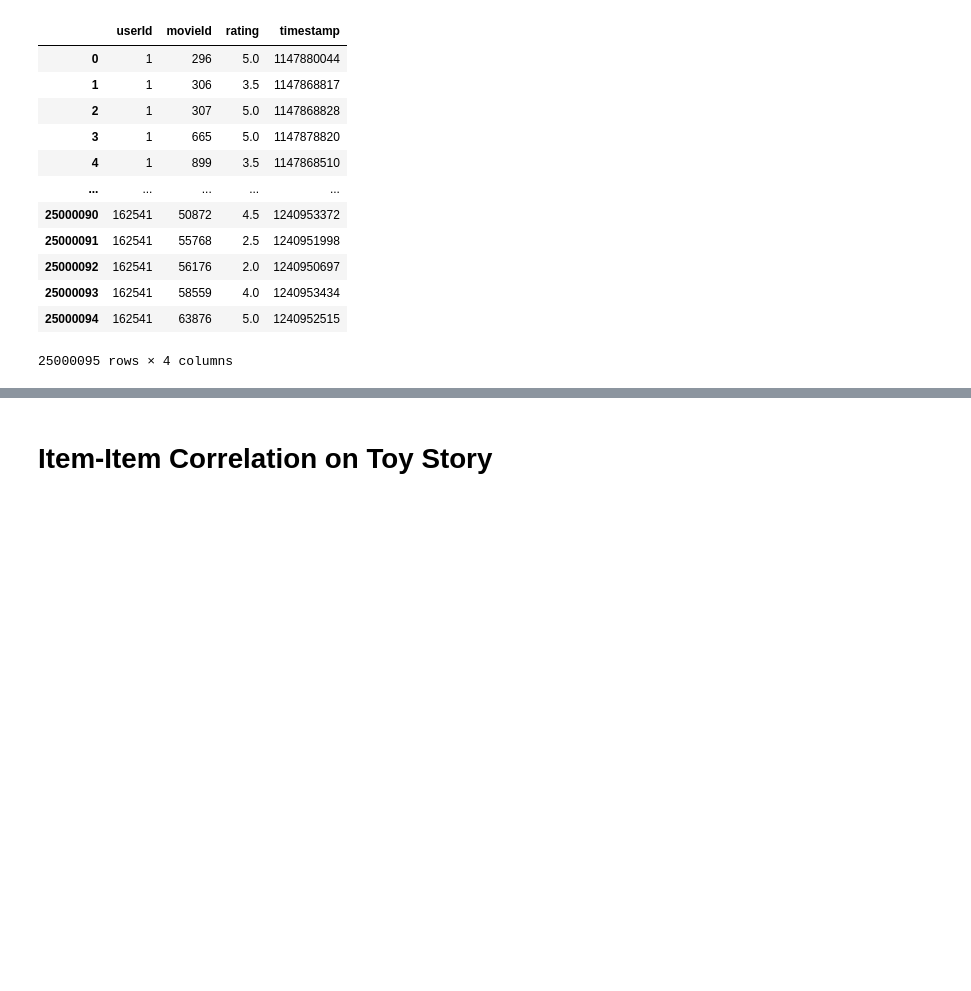
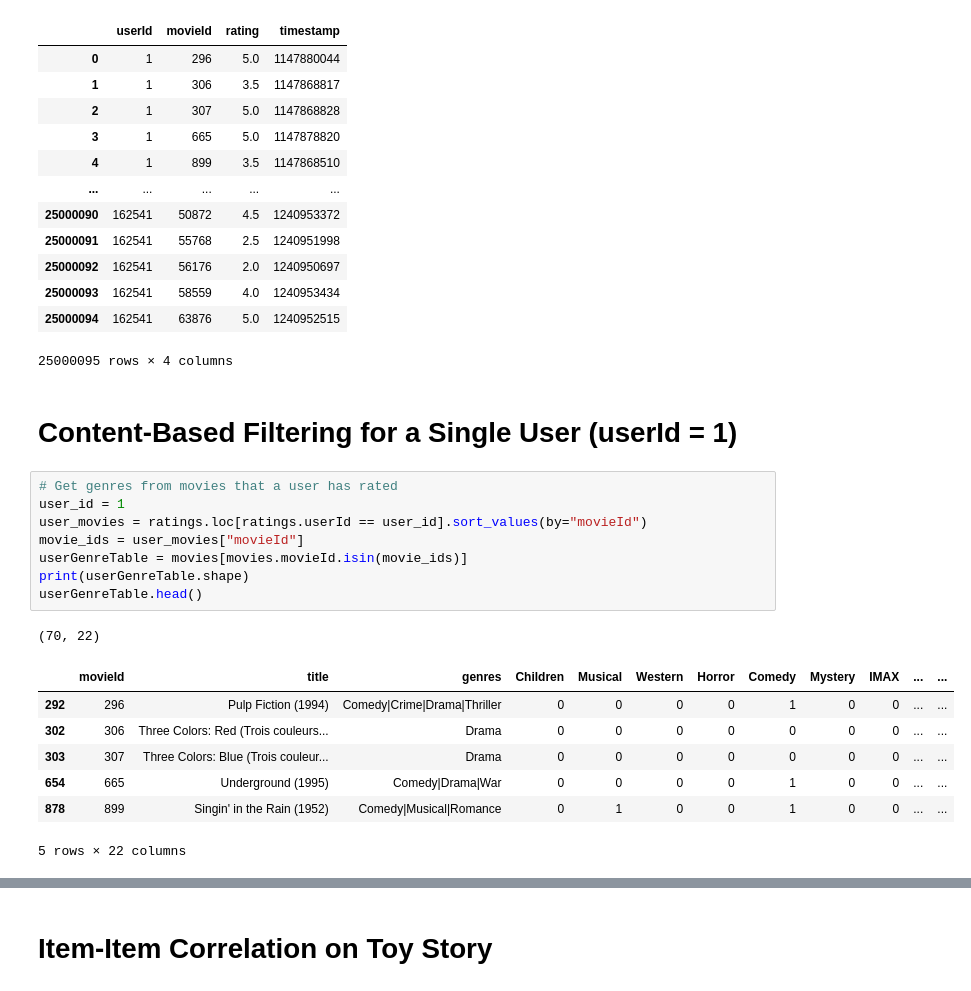
Before and after one commit to jeremylee73/bestclass-recommender, a Jupyter notebook: MovieLens Experimentation.ipynb, the cells around one changed output, grey strips where cells are left out. Saved outputs shown, nothing was run; the diff lists cells and outputs as text; blank space fills up the shorter version.

Commit message:
content-based filtering

```diff
--- a/MovieLens Experimentation.ipynb
+++ b/MovieLens Experimentation.ipynb
@@ -318,3 +318,22 @@ ratings
 | 25000093 | 162541 | 58559 | 4.0 | 1240953434 |
 | 25000094 | 162541 | 63876 | 5.0 | 1240952515 |
 25000095 rows × 4 columns
+# %% [markdown]
+# Content-Based Filtering for a Single User (userId = 1)
+# %%
+# Get genres from movies that a user has rated
+user_id = 1
+user_movies = ratings.loc[ratings.userId == user_id].sort_values(by="movieId")
+movie_ids = user_movies["movieId"]
+userGenreTable = movies[movies.movieId.isin(movie_ids)]
+print(userGenreTable.shape)
+userGenreTable.head()
+# %% [output]
+(70, 22)
+|  | movieId | title | genres | Children | Musical | Western | Horror | Comedy | Mystery | IMAX | ... | ... |
+| 292 | 296 | Pulp Fiction (1994) | Comedy|Crime|Drama|Thriller | 0 | 0 | 0 | 0 | 1 | 0 | 0 | ... | ... |
+| 302 | 306 | Three Colors: Red (Trois couleurs... | Drama | 0 | 0 | 0 | 0 | 0 | 0 | 0 | ... | ... |
+| 303 | 307 | Three Colors: Blue (Trois couleur... | Drama | 0 | 0 | 0 | 0 | 0 | 0 | 0 | ... | ... |
+| 654 | 665 | Underground (1995) | Comedy|Drama|War | 0 | 0 | 0 | 0 | 1 | 0 | 0 | ... | ... |
+| 878 | 899 | Singin' in the Rain (1952) | Comedy|Musical|Romance | 0 | 1 | 0 | 0 | 1 | 0 | 0 | ... | ... |
+5 rows × 22 columns
```
Also changed, not shown: parts of 10 cells of this notebook.
